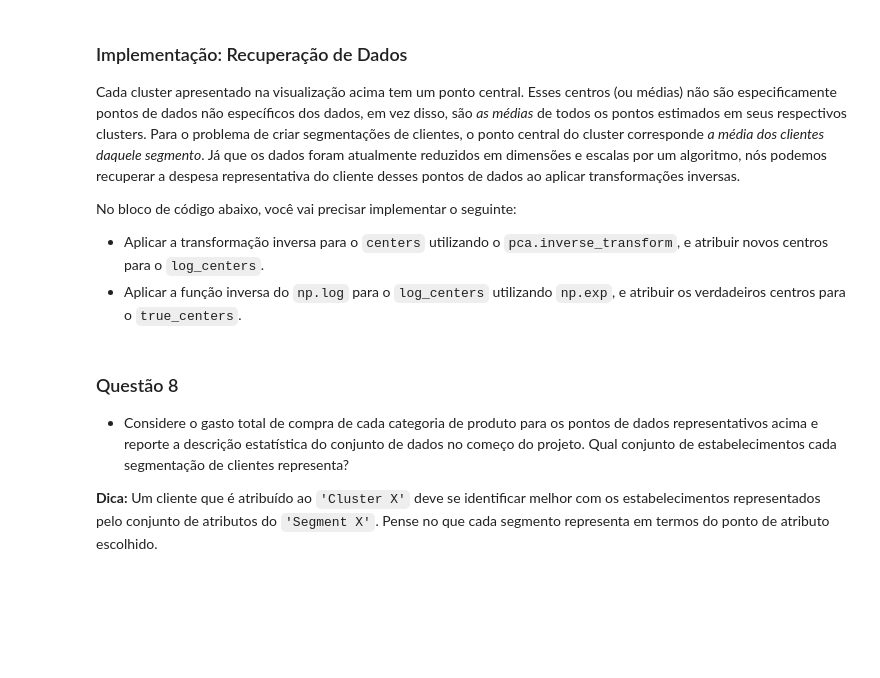
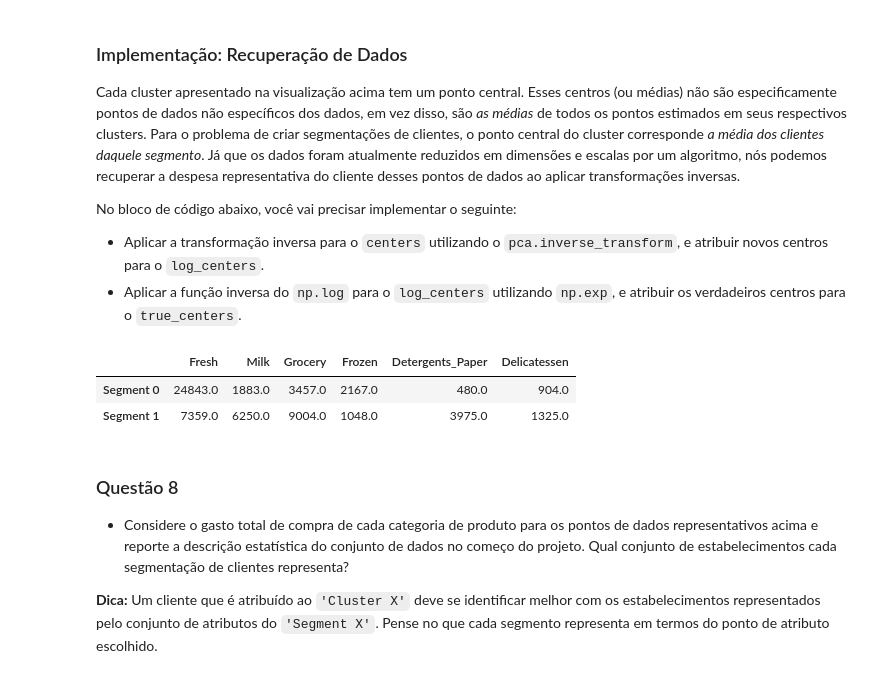
Before and after one commit to lucastls/Data-Scientist-Nanodegree, a Jupyter notebook: Projetos/Projeto_02_customer_segments/customer_segments_PT.ipynb, the cells around one changed output. Cells and saved outputs as stored; diff of their text form; code cells hidden in the pictures; blank space fills up the shorter version.

```diff
--- a/Projetos/Projeto_02_customer_segments/customer_segments_PT.ipynb
+++ b/Projetos/Projeto_02_customer_segments/customer_segments_PT.ipynb
@@ -527,17 +525,25 @@ No bloco de código abaixo, você vai precisar implementar o seguinte:
  - Importar sklearn.metrics.silhouette_score e calcular o coeficiente de silhueta do `reduced_data` contra o do `preds`.
    - Atribuir o coeficiente de silhueta para o `score` e imprimir o resultado.
 # %%
+from sklearn.cluster import KMeans
+from sklearn.metrics import silhouette_score
+
+clusters_scores = {}
+
 # TODO: Aplique o algoritmo de clustering de sua escolha aos dados reduzidos
-clusterer = None
+for i in range(2,16):
+    clusterer = KMeans(n_clusters=i).fit(reduced_data)
 
-# TODO: Preveja o cluster para cada ponto de dado
-preds = None
+    # TODO: Preveja o cluster para cada ponto de dado
+    preds = clusterer.predict(reduced_data)
 
-# TODO: Ache os centros do cluster
-centers = None
+    # TODO: Ache os centros do cluster
+    centers = clusterer.cluster_centers_
 
-# TODO: Preveja o cluster para cada amostra de pontos de dado transformados
-sample_preds = None
+    # TODO: Preveja o cluster para cada amostra de pontos de dado transformados
+    sample_preds = clusterer.predict(pca_samples)
 
-# TODO: Calcule a média do coeficiente de silhueta para o número de clusters escolhidos
-score = None
+    # TODO: Calcule a média do coeficiente de silhueta para o número de clusters escolhidos
+    score = silhouette_score(reduced_data, preds)
+    clusters_scores[i] = score
+display(clusters_scores)
@@ -544,3 +565,9 @@ score = None
+# %%
+clusterer = KMeans(n_clusters=2).fit(reduced_data)
+preds = clusterer.predict(reduced_data)
+centers = clusterer.cluster_centers_
+sample_preds = clusterer.predict(pca_samples)
+score = silhouette_score(reduced_data, preds)
 # %% [markdown]
 ### Questão 7
 - Reporte o coeficiente de silhueta para vários números de cluster que você tentou.
@@ -562,16 +608,20 @@ No bloco de código abaixo, você vai precisar implementar o seguinte:
  - Aplicar a função inversa do `np.log` para o `log_centers` utilizando `np.exp`, e atribuir os verdadeiros centros para o `true_centers`.
 # %%
 # TODO: Transforme inversamento os centros
-log_centers = None
+log_centers = pca.inverse_transform(centers)
 
 # TODO: Exponencie os centros
-true_centers = None
+true_centers = np.exp(log_centers)
 
 # Mostre os verdadeiros centros
 segments = ['Segment {}'.format(i) for i in range(0,len(centers))]
 true_centers = pd.DataFrame(np.round(true_centers), columns = data.keys())
 true_centers.index = segments
 display(true_centers)
+# %% [output]
+|  | Fresh | Milk | Grocery | Frozen | Detergents_Paper | Delicatessen |
+| Segment 0 | 24843.0 | 1883.0 | 3457.0 | 2167.0 | 480.0 | 904.0 |
+| Segment 1 | 7359.0 | 6250.0 | 9004.0 | 1048.0 | 3975.0 | 1325.0 |
 # %% [markdown]
 ### Questão 8
 - Considere o gasto total de compra de cada categoria de produto para os pontos de dados representativos acima e reporte a descrição estatística do conjunto de dados no começo do projeto. Qual conjunto de estabelecimentos cada segmentação de clientes representa?
```
Also changed, not shown: parts of 7 cells of this notebook.
